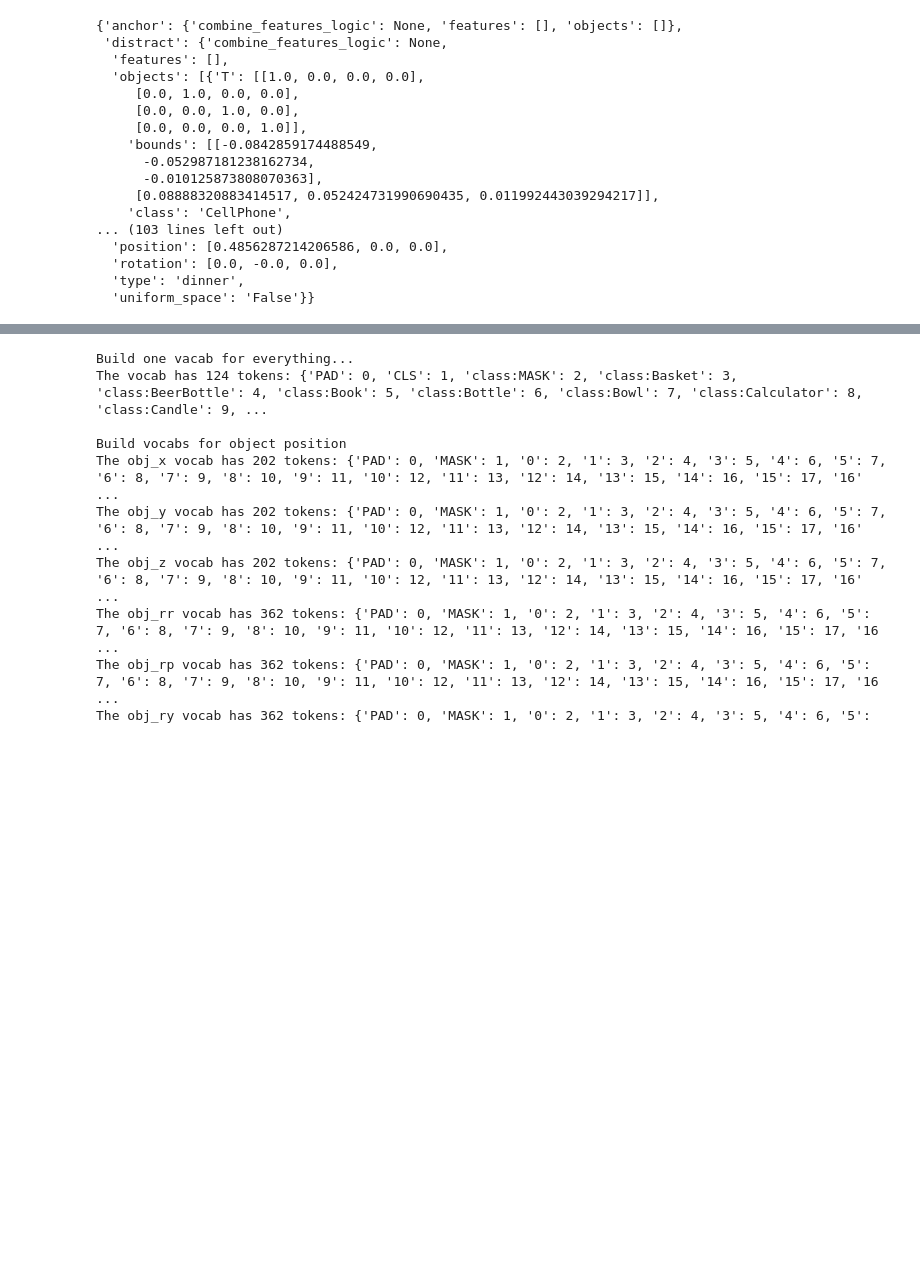
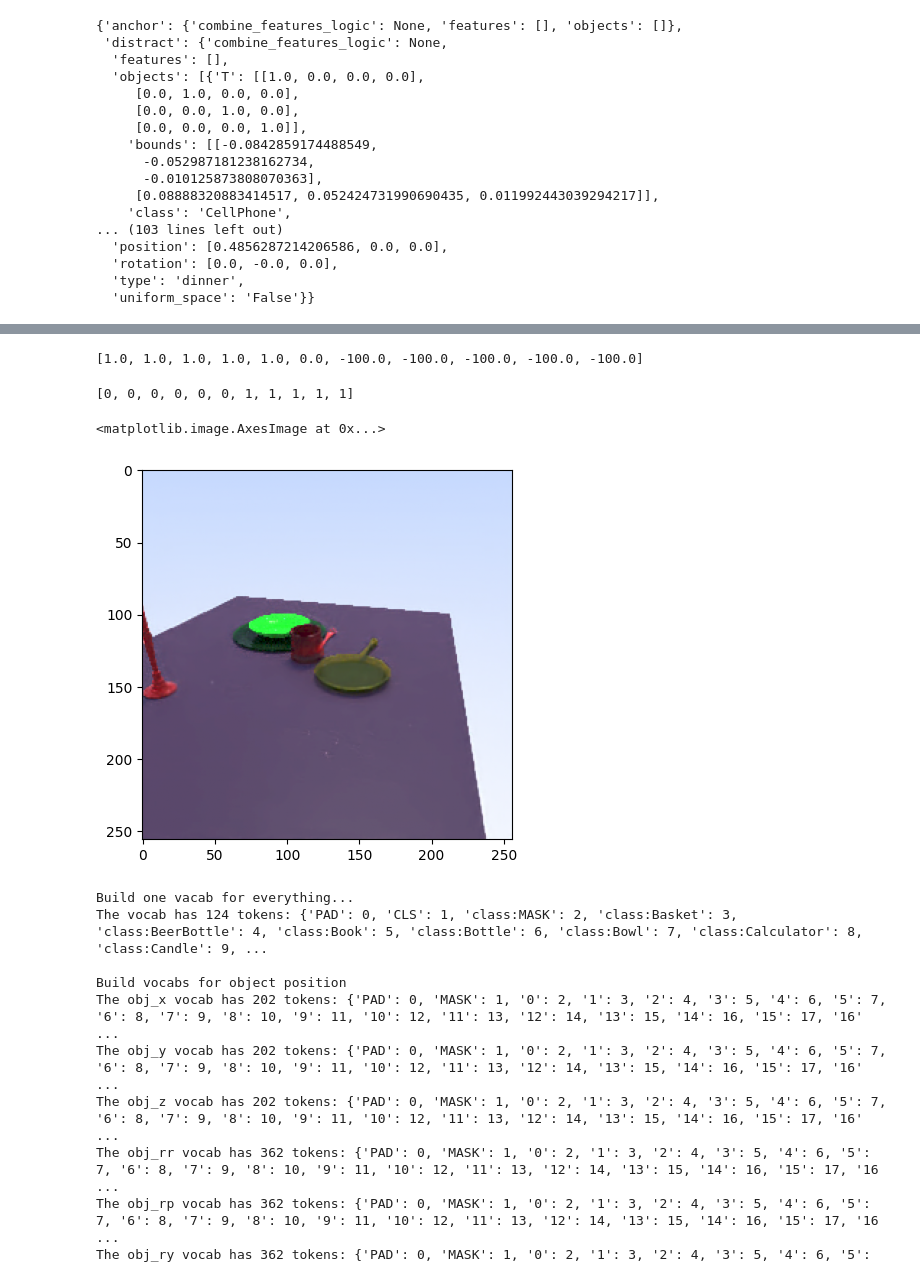
Before and after one commit to hogunkee/TSMCTS, a Jupyter notebook: structformer/Untitled.ipynb, the cells around one changed output, grey strips where cells are left out. Cells and saved outputs as stored; diff of their text form; code cells hidden in the pictures; blank space fills up the shorter version.

```diff
--- a/structformer/Untitled.ipynb
+++ b/structformer/Untitled.ipynb
@@ -296,7 +296,7 @@ goal_specification
 # %%
 filename, t = '/home/gun/ssd/disk/StructFormer/data_new_objects_test_split/examples_dinner_new_objects/result/batch_50000_62000/leonardo/data00050717.h5', 0
 #filename, t = self.arrangement_data[idx]
-filename, t = object_selection_inference.dataset.arrangement_data[0]
+filename, t = object_selection_inference.dataset.arrangement_data[100]
 
 def _get_ids(h5):
     """
@@ -327,3 +343,16 @@ rgb, depth, seg, valid, xyz = scene
+# %%
+init_datum['rearrange_obj_labels']
+# %% [output]
+[1.0, 1.0, 1.0, 1.0, 1.0, 0.0, -100.0, -100.0, -100.0, -100.0, -100.0]
+# %%
+init_datum["object_pad_mask"]
+# %% [output]
+[0, 0, 0, 0, 0, 0, 1, 1, 1, 1, 1]
+# %%
+plt.imshow(rgb)
+# %% [output]
+<matplotlib.image.AxesImage at 0x...>
+[figure, added]
 # %%
 os.environ["DATETIME"] = time.strftime("%Y%m%d-%H%M%S")
 
```
Also changed, not shown: parts of 2 cells of this notebook, 2 other files.
